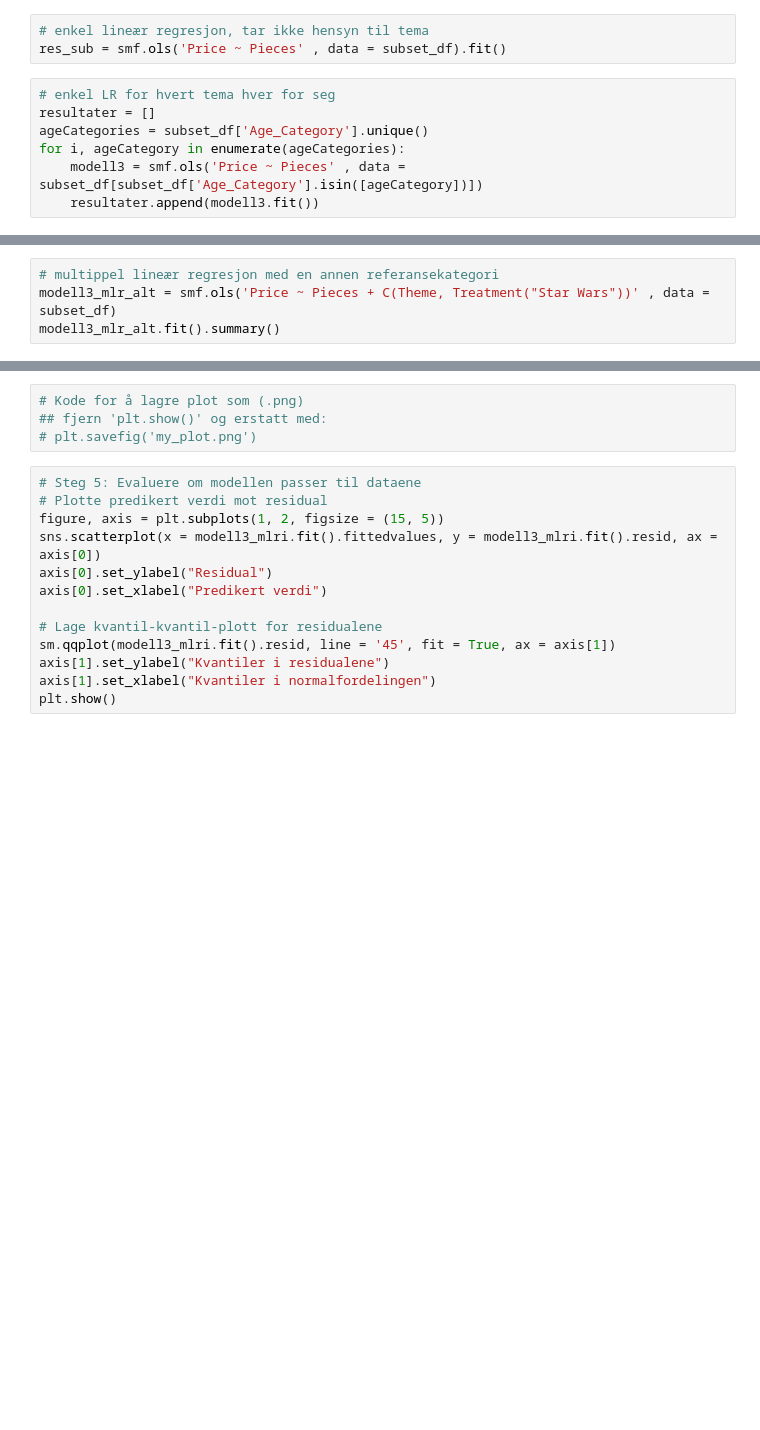
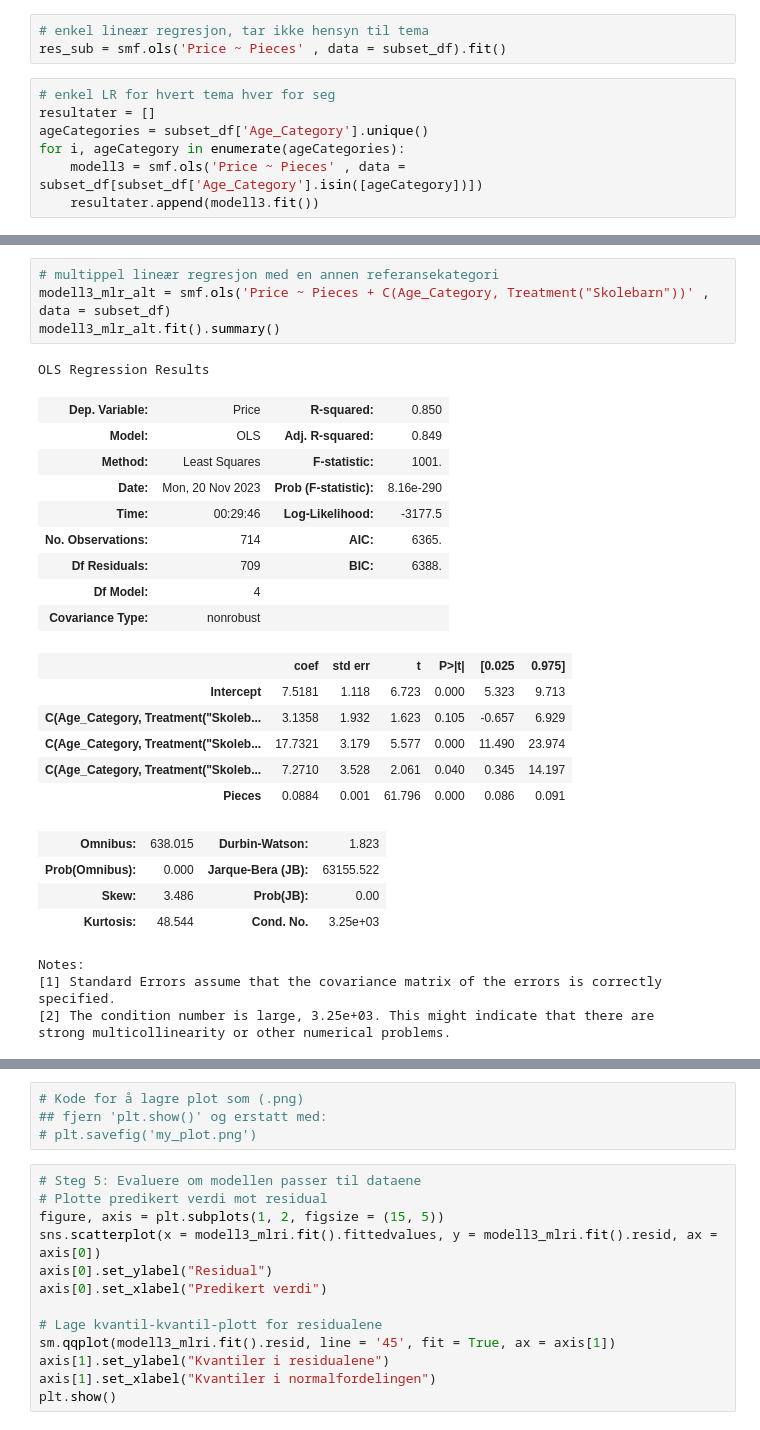
Before and after one commit to 2023H-LAD-S/ISTA1003-Semester-Prosjekt, a Jupyter notebook: oppg1.ipynb, the cells around one changed output, grey strips where cells are left out. Cells and saved outputs as stored; diff of their text form; blank space fills up the shorter version.

Commit message:
Adds code from Lars, fixes errors and runs

```diff
--- a/oppg1.ipynb
+++ b/oppg1.ipynb
@@ -403,7 +737,32 @@ modell3_mlr.fit().summary()
 # %%
 # multippel lineær regresjon med en annen referansekategori
-modell3_mlr_alt = smf.ols('Price ~ Pieces + C(Theme, Treatment("Star Wars"))' , data = subset_df)
+modell3_mlr_alt = smf.ols('Price ~ Pieces + C(Age_Category, Treatment("Skolebarn"))' , data = subset_df)
 modell3_mlr_alt.fit().summary()
+# %% [output]
+OLS Regression Results
+| Dep. Variable: | Price | R-squared: | 0.850 |
+| Model: | OLS | Adj. R-squared: | 0.849 |
+| Method: | Least Squares | F-statistic: | 1001. |
+| Date: | Mon, 20 Nov 2023 | Prob (F-statistic): | 8.16e-290 |
+| Time: | 00:29:46 | Log-Likelihood: | -3177.5 |
+| No. Observations: | 714 | AIC: | 6365. |
+| Df Residuals: | 709 | BIC: | 6388. |
+| Df Model: | 4 |  |  |
+| Covariance Type: | nonrobust |  |  |
+|  | coef | std err | t | P>|t| | [0.025 | 0.975] |
+| Intercept | 7.5181 | 1.118 | 6.723 | 0.000 | 5.323 | 9.713 |
+| C(Age_Category, Treatment("Skoleb... | 3.1358 | 1.932 | 1.623 | 0.105 | -0.657 | 6.929 |
+| C(Age_Category, Treatment("Skoleb... | 17.7321 | 3.179 | 5.577 | 0.000 | 11.490 | 23.974 |
+| C(Age_Category, Treatment("Skoleb... | 7.2710 | 3.528 | 2.061 | 0.040 | 0.345 | 14.197 |
+| Pieces | 0.0884 | 0.001 | 61.796 | 0.000 | 0.086 | 0.091 |
+| Omnibus: | 638.015 | Durbin-Watson: | 1.823 |
+| Prob(Omnibus): | 0.000 | Jarque-Bera (JB): | 63155.522 |
+| Skew: | 3.486 | Prob(JB): | 0.00 |
+| Kurtosis: | 48.544 | Cond. No. | 3.25e+03 |
+Notes:
+[1] Standard Errors assume that the covariance matrix of the errors is correctly specified.
+[2] The condition number is large, 3.25e+03. This might indicate that there are
+strong multicollinearity or other numerical problems.
 # %%
 # plott
 intercept = [modell3_mlr.fit().params['Theme[T.Star Wars]'], modell3_mlr.fit().params['Theme[T.NINJAGO]'], 0] + modell3_mlr.fit().params['Intercept']
```
Also changed, not shown: parts of 41 cells of this notebook.
